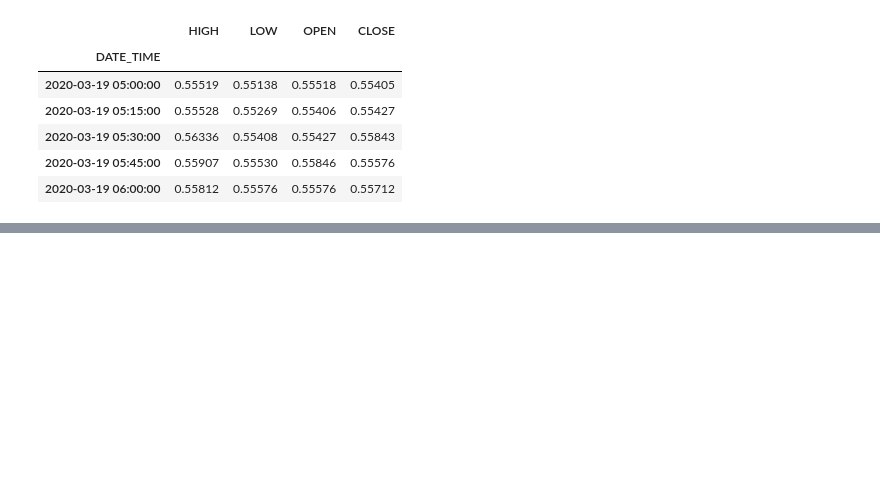
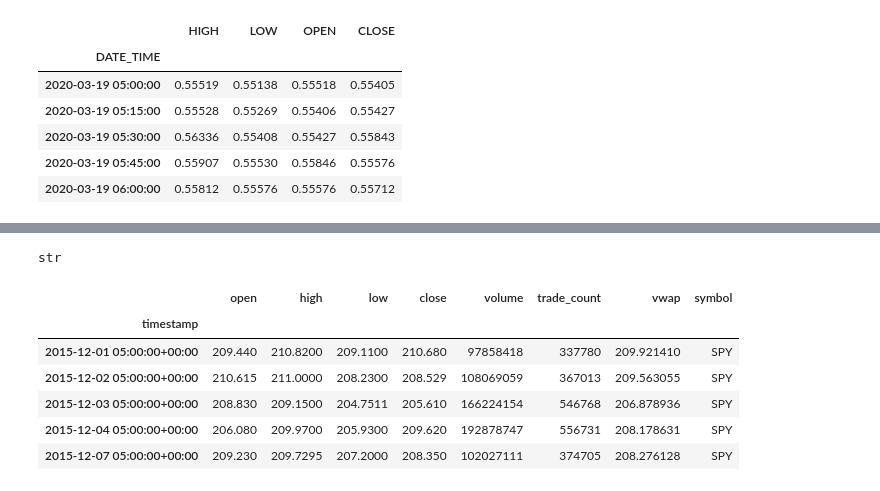
Before and after one commit to halamkim/project_01, a Jupyter notebook: Halam Kim/project_01.ipynb, the cells around one changed output, grey strips where cells are left out. Drawn from its saved outputs; the diff is of its cells as text; code cells hidden in the pictures; blank space fills up the shorter version.

```diff
--- a/Halam Kim/project_01.ipynb
+++ b/Halam Kim/project_01.ipynb
@@ -64,0 +89,39 @@ display(AUDUSD_df.tail())
+# %%
+# set the alpaca API keys
+alpaca_api_key = os.getenv("ALPACA_API_KEY")
+alpaca_secret_key = os.getenv("ALPACA_SECRET_KEY")
+type(alpaca_secret_key )
+# %% [output]
+str
+# %%
+# create an Alpaca object
+alpaca = tradeapi.REST(
+    alpaca_api_key,
+    alpaca_secret_key,
+    api_version="v2")
+# %%
+# set start date and end date and set it in isoformat
+start_date = pd.Timestamp("2015-01-01", tz="America/New_York").isoformat()
+end_date = pd.Timestamp("2020-03-19", tz="America/New_York").isoformat()
+# %%
+# set tickers and timeframe
+tickers = ['SPY']
+timeframe = '1Day'
+# %%
+# call S&P 500 (SPY) data using get_bars
+sp500_df = alpaca.get_bars(
+          tickers,
+          timeframe,
+          start = start_date,
+          end = end_date
+).df
+
+sp500_df.head()
+# %% [output]
+|  | open | high | low | close | volume | trade_count | vwap | symbol |
+| timestamp |  |  |  |  |  |  |  |  |
+| 2015-12-01 05:00:00+00:00 | 209.440 | 210.8200 | 209.1100 | 210.680 | 97858418 | 337780 | 209.921410 | SPY |
+| 2015-12-02 05:00:00+00:00 | 210.615 | 211.0000 | 208.2300 | 208.529 | 108069059 | 367013 | 209.563055 | SPY |
+| 2015-12-03 05:00:00+00:00 | 208.830 | 209.1500 | 204.7511 | 205.610 | 166224154 | 546768 | 206.878936 | SPY |
+| 2015-12-04 05:00:00+00:00 | 206.080 | 209.9700 | 205.9300 | 209.620 | 192878747 | 556731 | 208.178631 | SPY |
+| 2015-12-07 05:00:00+00:00 | 209.230 | 209.7295 | 207.2000 | 208.350 | 102027111 | 374705 | 208.276128 | SPY |
```
Also changed, not shown: parts of 8 cells of this notebook, 1 other file.
